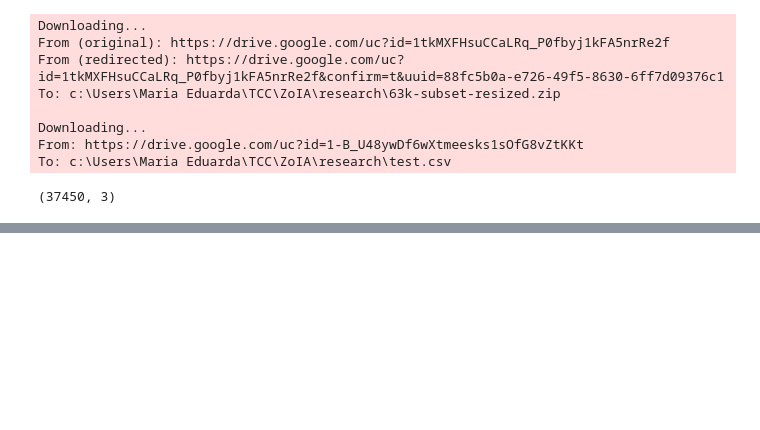
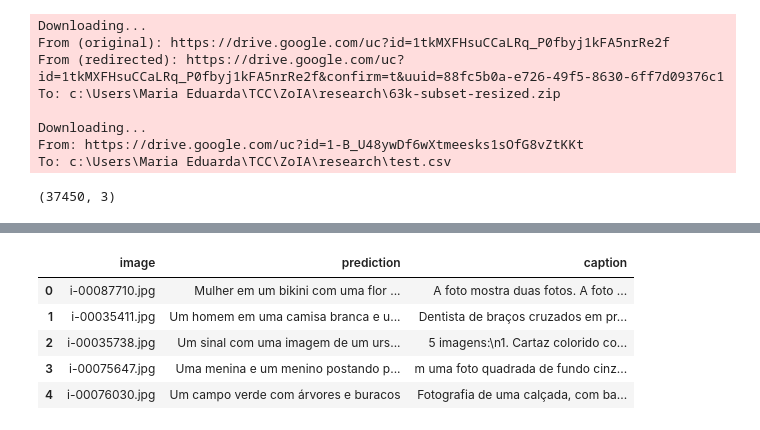
Before and after one commit to MariaEduardaDeAzevedo/ZoIA, a Jupyter notebook: research/evaluate_api_pipeline.ipynb, the cells around one changed output, grey strips where cells are left out. Drawn from its saved outputs; the diff is of its cells as text; code cells hidden in the pictures; blank space fills up the shorter version.

```diff
--- a/research/evaluate_api_pipeline.ipynb
+++ b/research/evaluate_api_pipeline.ipynb
@@ -95,0 +104,12 @@
+# %%
+df = pd.read_csv("predictions.csv")
+joint = df.merge(test_df, on="image").dropna()
+joint = joint[["image", "prediction", "caption"]]
+joint.head()
+# %% [output]
+|  | image | prediction | caption |
+| 0 | i-00087710.jpg | Mulher em um bikini com uma flor ... | A foto mostra duas fotos. A foto ... |
+| 1 | i-00035411.jpg | Um homem em uma camisa branca e u... | Dentista de braços cruzados em pr... |
+| 2 | i-00035738.jpg | Um sinal com uma imagem de um urs... | 5 imagens:\n1. Cartaz colorido co... |
+| 3 | i-00075647.jpg | Uma menina e um menino postando p... | m uma foto quadrada de fundo cinz... |
+| 4 | i-00076030.jpg | Um campo verde com árvores e buracos | Fotografia de uma calçada, com ba... |
```
Also changed, not shown: parts of 6 cells of this notebook.
